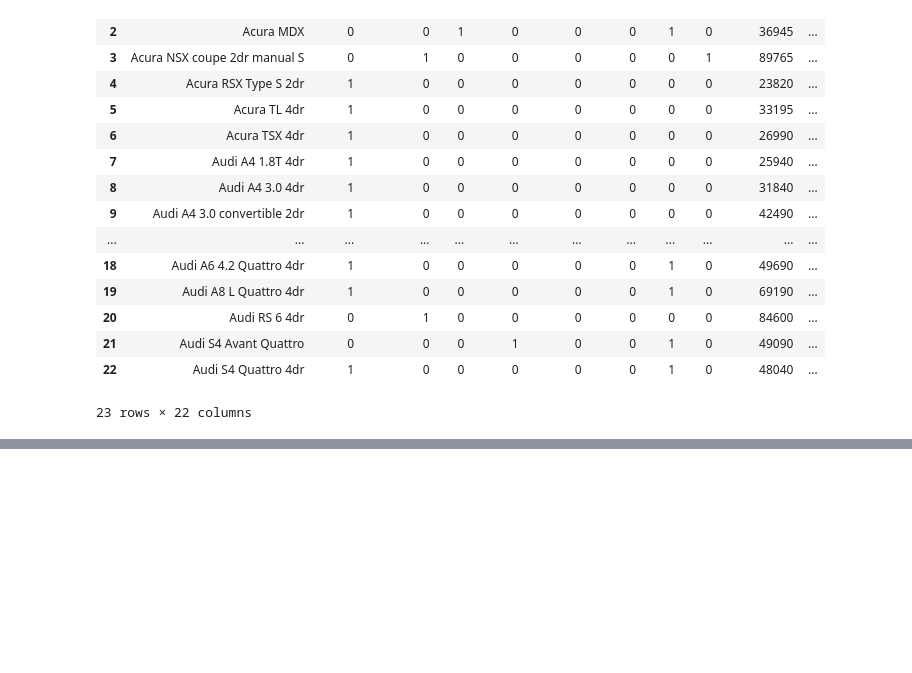
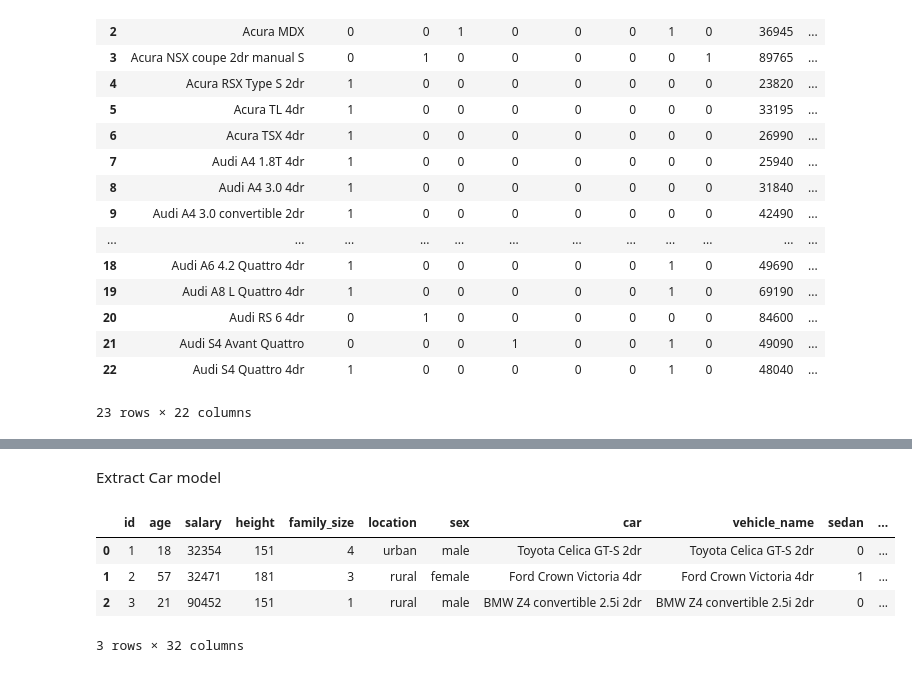
Before and after one commit to emcbride09/Lin_reg_car_data_project, a Jupyter notebook: 3-feature engineering.ipynb, the cells around one changed output, grey strips where cells are left out. Cells and saved outputs as stored; diff of their text form; code cells hidden in the pictures; blank space fills up the shorter version.

```diff
--- a/3-feature engineering.ipynb
+++ b/3-feature engineering.ipynb
@@ -159,0 +204,11 @@ correct data - merging
+# %% [markdown]
+Extract Car model
+# %%
+joined_data['make'] = joined_data['car'].str.split(' ').str[0]
+joined_data.head(3)
+# %% [output]
+|  | id | age | salary | height | family_size | location | sex | car | vehicle_name | sedan | ... |
+| 0 | 1 | 18 | 32354 | 151 | 4 | urban | male | Toyota Celica GT-S 2dr | Toyota Celica GT-S 2dr | 0 | ... |
+| 1 | 2 | 57 | 32471 | 181 | 3 | rural | female | Ford Crown Victoria 4dr | Ford Crown Victoria 4dr | 1 | ... |
+| 2 | 3 | 21 | 90452 | 151 | 1 | rural | male | BMW Z4 convertible 2.5i 2dr | BMW Z4 convertible 2.5i 2dr | 0 | ... |
+3 rows × 32 columns
```
Also changed, not shown: parts of 10 cells of this notebook, 2 other files.
